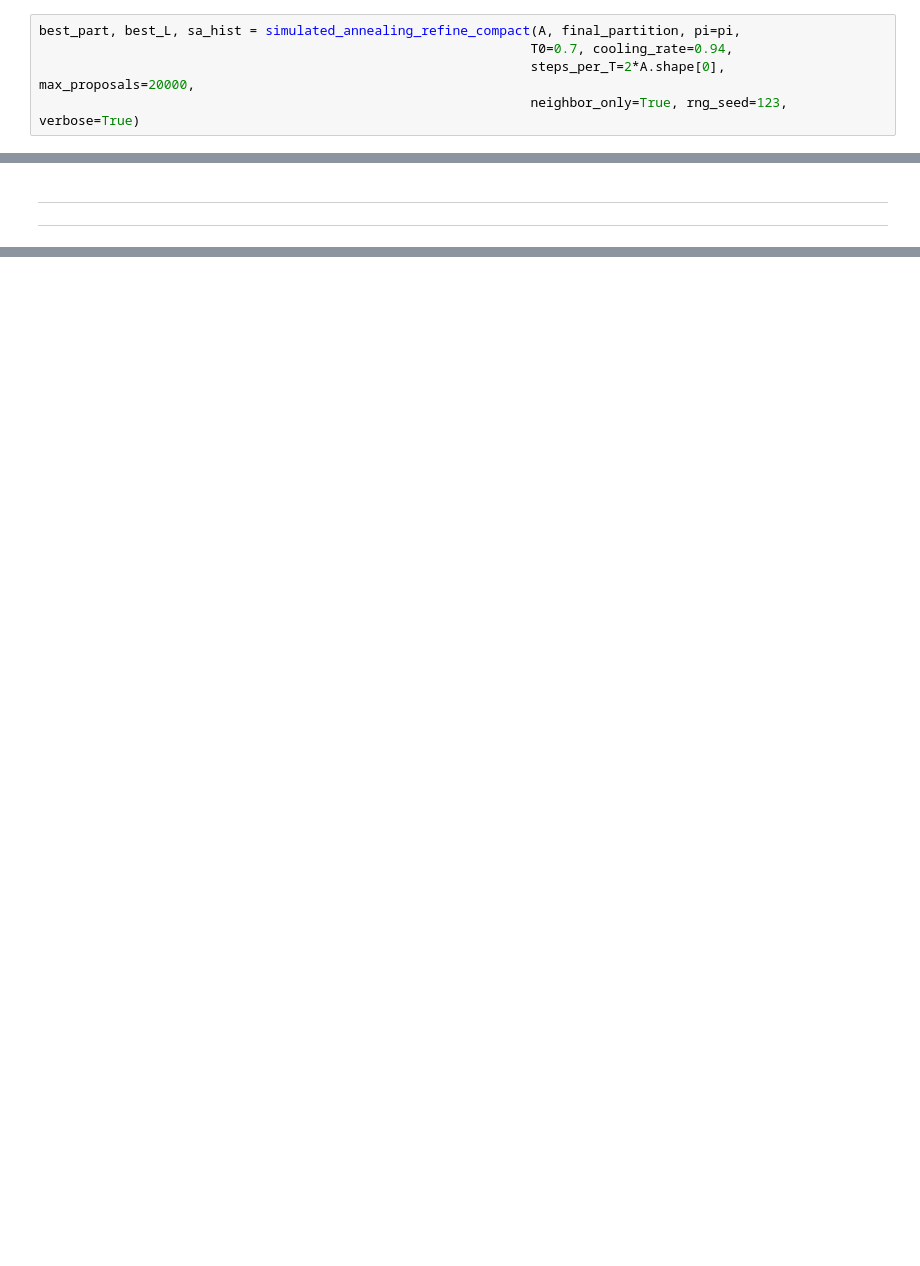
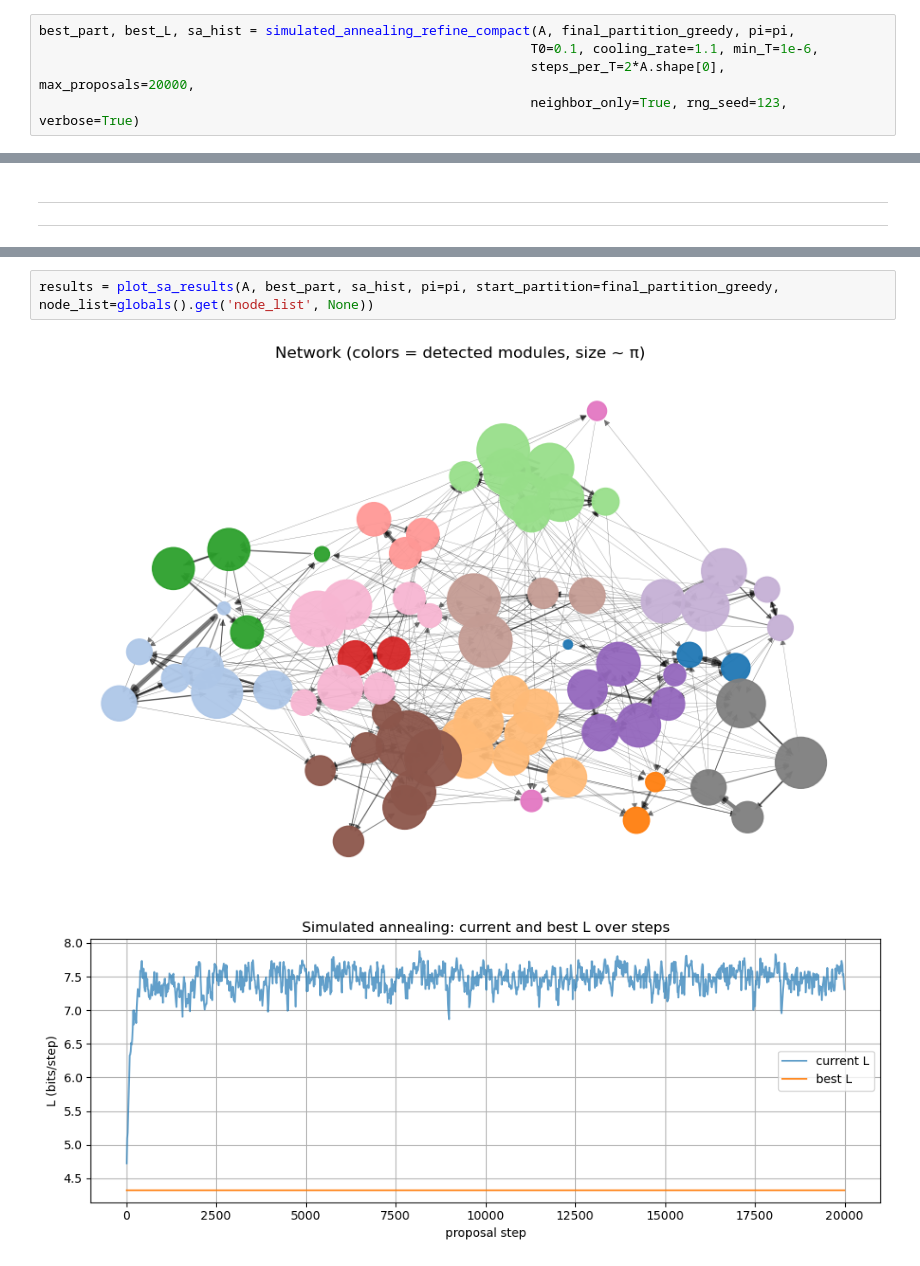
Before and after one commit to albepap/infomap, a Jupyter notebook: InfoMap.ipynb, the cells around one changed output, grey strips where cells are left out. Saved outputs shown, nothing was run; the diff lists cells and outputs as text; blank space fills up the shorter version.

```diff
--- a/InfoMap.ipynb
+++ b/InfoMap.ipynb
@@ -1558,8 +1567,8 @@ def simulated_annealing_refine_compact(A,
         print(f"SA done: best_L={best_L:.6f}, proposals={proposals}, final modules={np.unique(best).size}")
     return best, best_L, history
 # %%
-best_part, best_L, sa_hist = simulated_annealing_refine_compact(A, final_partition, pi=pi,
-                                                               T0=0.7, cooling_rate=0.94,
+best_part, best_L, sa_hist = simulated_annealing_refine_compact(A, final_partition_greedy, pi=pi,
+                                                               T0=0.1, cooling_rate=1.1, min_T=1e-6,
                                                                steps_per_T=2*A.shape[0], max_proposals=20000,
                                                                neighbor_only=True, rng_seed=123, verbose=True)
 # %% [output]
@@ -1585,0 +1789,5 @@ SA done: best_L=3.585749, proposals=10080, final modules=6
+# %%
+results = plot_sa_results(A, best_part, sa_hist, pi=pi, start_partition=final_partition_greedy, node_list=globals().get('node_list', None))
+# %% [output]
+[figure, added]
+[figure, added]
```
Also changed, not shown: parts of 18 cells of this notebook.
